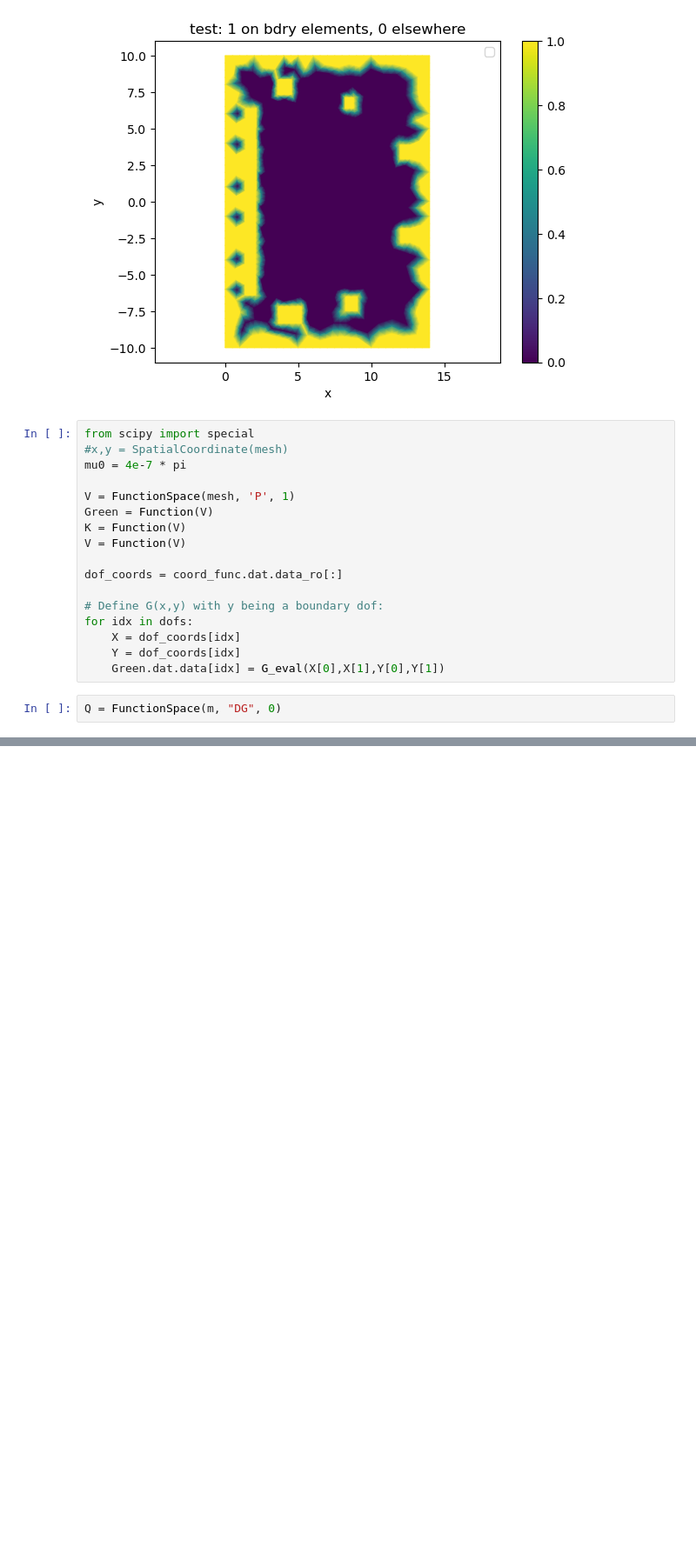
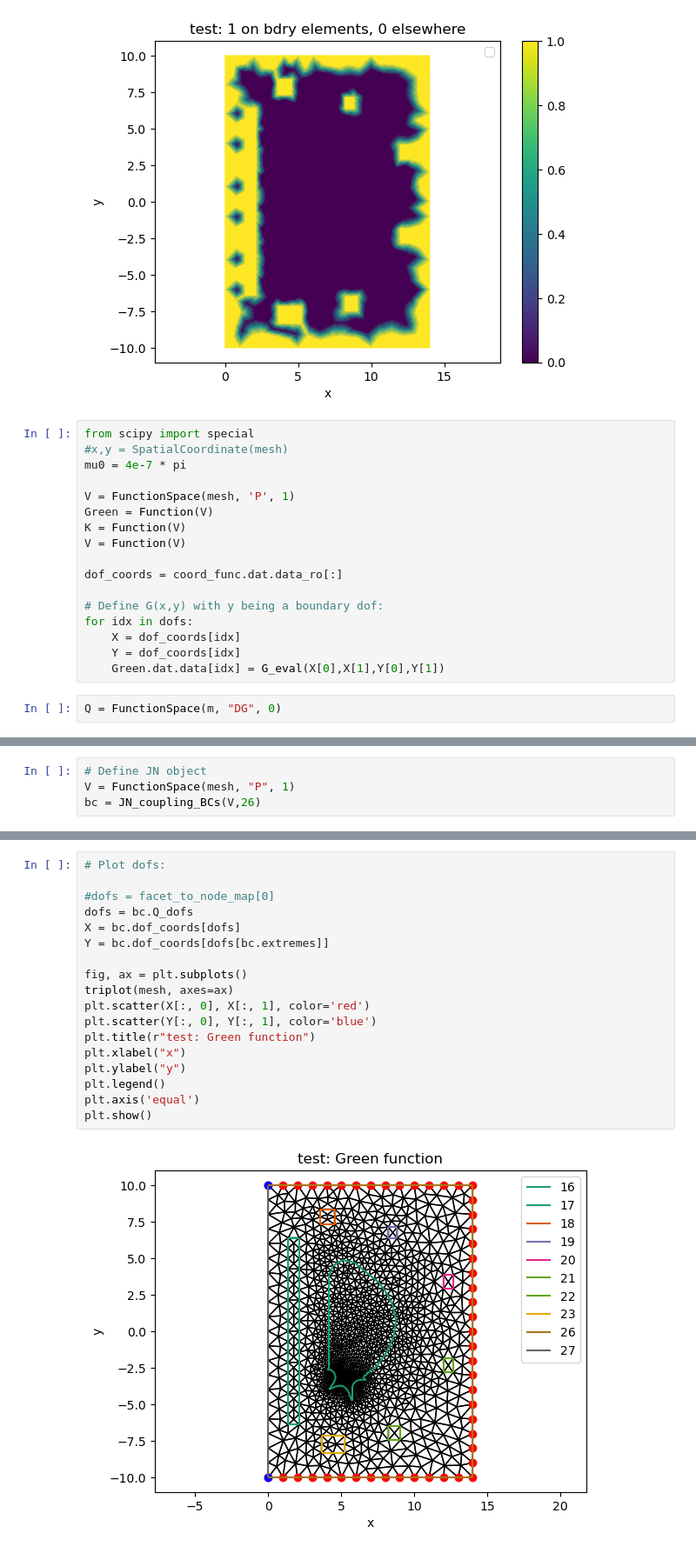
Before and after one commit to lucaciarimboli/tesi, a Jupyter notebook: FreeBoundary/notebooks/BEM.ipynb, the cells around one changed output, grey strips where cells are left out. Shown at 87% size. Cells and saved outputs as stored; diff of their text form; blank space fills up the shorter version.

```diff
--- a/FreeBoundary/notebooks/BEM.ipynb
+++ b/FreeBoundary/notebooks/BEM.ipynb
@@ -296,0 +303,4 @@ Q = FunctionSpace(m, "DG", 0)
+# %%
+# Define JN object
+V = FunctionSpace(mesh, "P", 1)
+bc = JN_coupling_BCs(V,26)
@@ -296,0 +348,20 @@ Q = FunctionSpace(m, "DG", 0)
+# %%
+# Plot dofs:
+
+#dofs = facet_to_node_map[0]
+dofs = bc.Q_dofs
+X = bc.dof_coords[dofs]
+Y = bc.dof_coords[dofs[bc.extremes]]
+
+fig, ax = plt.subplots()
+triplot(mesh, axes=ax)
+plt.scatter(X[:, 0], X[:, 1], color='red')
+plt.scatter(Y[:, 0], Y[:, 1], color='blue')
+plt.title(r"test: Green function")
+plt.xlabel("x")
+plt.ylabel("y")
+plt.legend()
+plt.axis('equal')
+plt.show()
+# %% [output]
+[figure, added]
```
Also changed, not shown: parts of 50 cells of this notebook, 11 other files.
